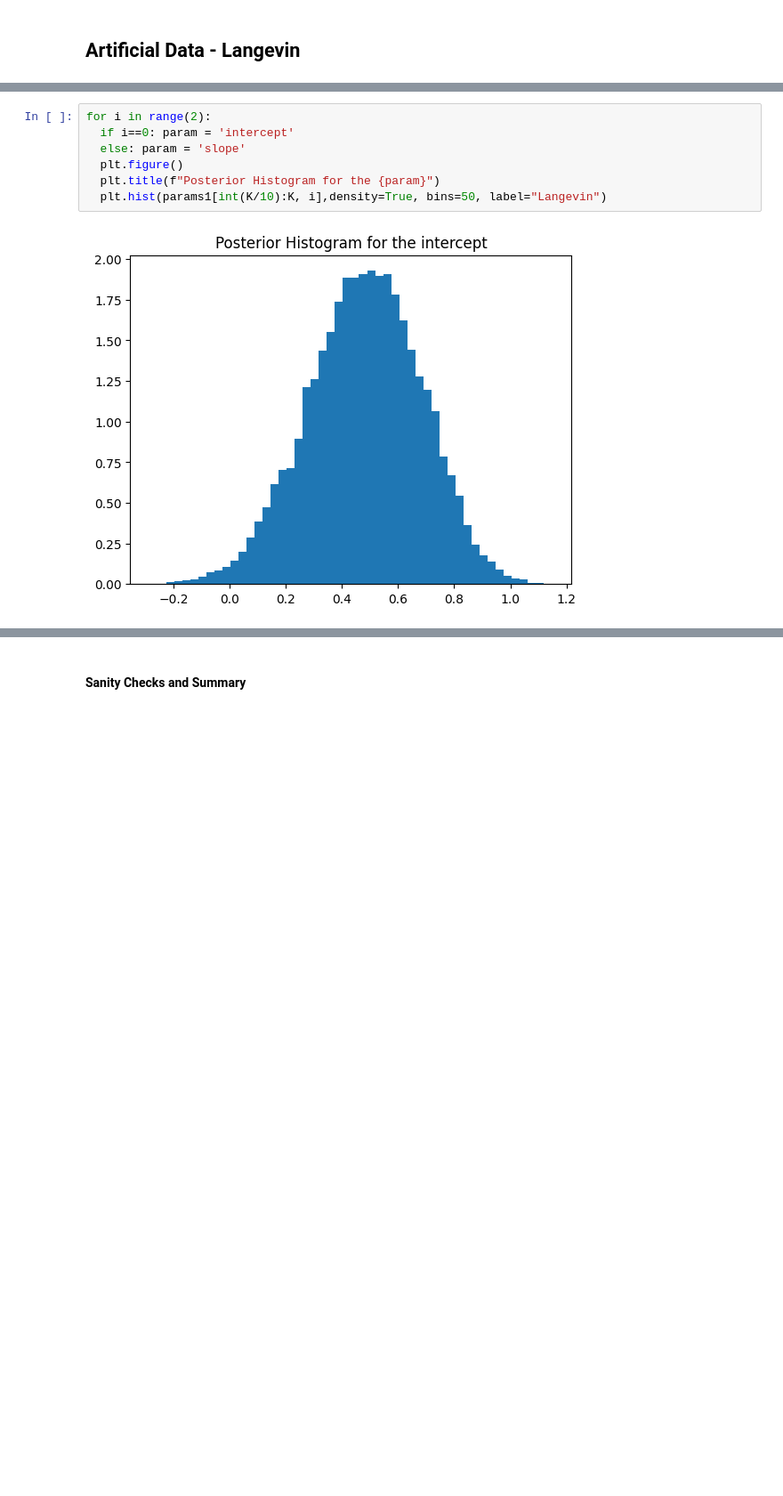
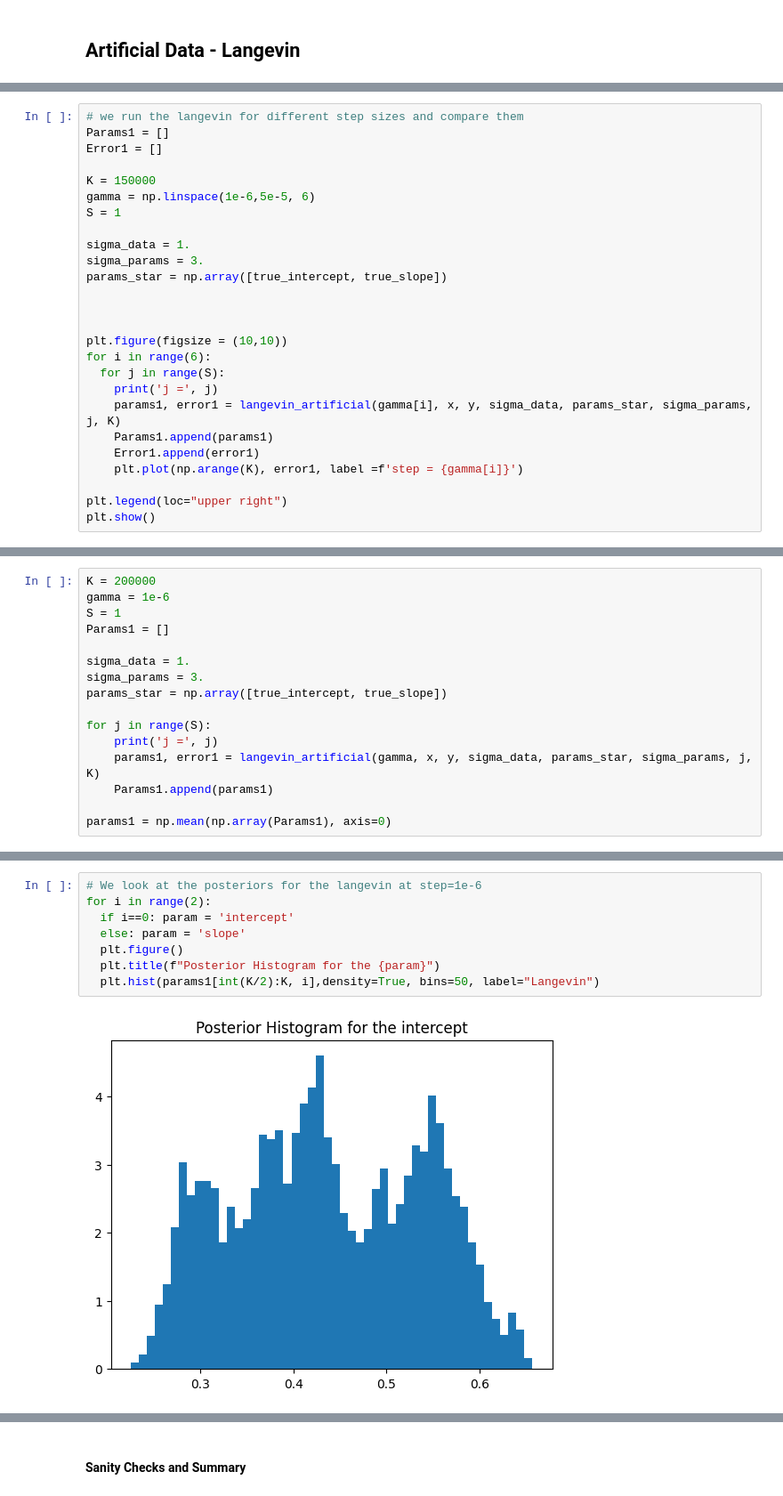
Before and after one commit to pbarriolo/Sampling-Methods-MCMC-Project, a Jupyter notebook: svgd_cleaned.ipynb, the cells around one changed output, grey strips where cells are left out. Shown at 89% size. Saved outputs shown, nothing was run; the diff lists cells and outputs as text; blank space fills up the shorter version.

Commit message:
some changes on langevin on artificial data

```diff
--- a/svgd_cleaned.ipynb
+++ b/svgd_cleaned.ipynb
@@ -535,0 +503,26 @@ iteration 40000: error = 0.44221036857924784
+# %%
+# we run the langevin for different step sizes and compare them
+Params1 = []
+Error1 = []
+
+K = 150000
+gamma = np.linspace(1e-6,5e-5, 6)
+S = 1
+
+sigma_data = 1.
+sigma_params = 3.
+params_star = np.array([true_intercept, true_slope])
+
+
+
+plt.figure(figsize = (10,10))
+for i in range(6):
+  for j in range(S):
+    print('j =', j)
+    params1, error1 = langevin_artificial(gamma[i], x, y, sigma_data, params_star, sigma_params, j, K)
+    Params1.append(params1)
+    Error1.append(error1)
+    plt.plot(np.arange(K), error1, label =f'step = {gamma[i]}')
+
+plt.legend(loc="upper right")
+plt.show()
@@ -535,0 +552,16 @@ iteration 40000: error = 0.44221036857924784
+# %%
+K = 200000
+gamma = 1e-6
+S = 1
+Params1 = []
+
+sigma_data = 1.
+sigma_params = 3.
+params_star = np.array([true_intercept, true_slope])
+
+for j in range(S):
+    print('j =', j)
+    params1, error1 = langevin_artificial(gamma, x, y, sigma_data, params_star, sigma_params, j, K)
+    Params1.append(params1)
+
+params1 = np.mean(np.array(Params1), axis=0)
@@ -536,9 +586,10 @@ iteration 40000: error = 0.44221036857924784
 # %%
+# We look at the posteriors for the langevin at step=1e-6
 for i in range(2):
   if i==0: param = 'intercept'
   else: param = 'slope'
   plt.figure()
   plt.title(f"Posterior Histogram for the {param}")
-  plt.hist(params1[int(K/10):K, i],density=True, bins=50, label="Langevin")
+  plt.hist(params1[int(K/2):K, i],density=True, bins=50, label="Langevin")
 # %% [output]
-[figure, old version]
+[figure, new version]
```
Also changed, not shown: parts of 12 cells of this notebook.
